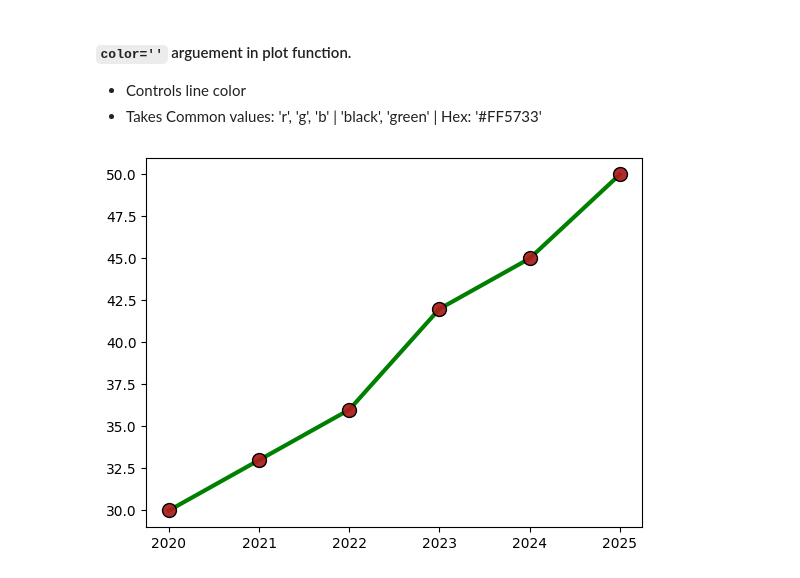
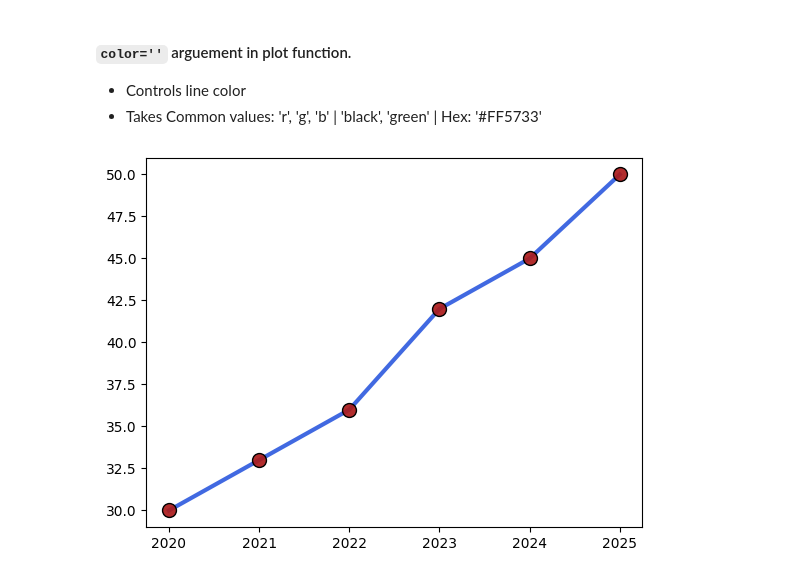
Before and after one commit to MoeedKhan-AMK/Matplotlib, a Jupyter notebook: code/customization.ipynb, the cells around one changed output. Cells and saved outputs as stored; diff of their text form; code cells hidden in the pictures.

```diff
--- a/code/customization.ipynb
+++ b/code/customization.ipynb
@@ -104,17 +104,17 @@ plt.show()
 # %%
 x = np.array([2020,2021,2022,2023,2024,2025])  #YEARS
 y = np.array([30, 33, 36, 42, 45, 50])  #students in class
 
 plt.plot(x, y,
          marker='o',
          markersize=10,
          markerfacecolor='#ab1b1beb',#HSL VALUE IS USED
          markeredgecolor='black',
          linestyle='-',
          linewidth=3,
 
-         color='g')
+         color= '#4169E1')
 
 plt.show()
 # %% [output]
-[figure, old version]
+[figure, new version]
```
Also changed, not shown: parts of 2 cells of this notebook.
